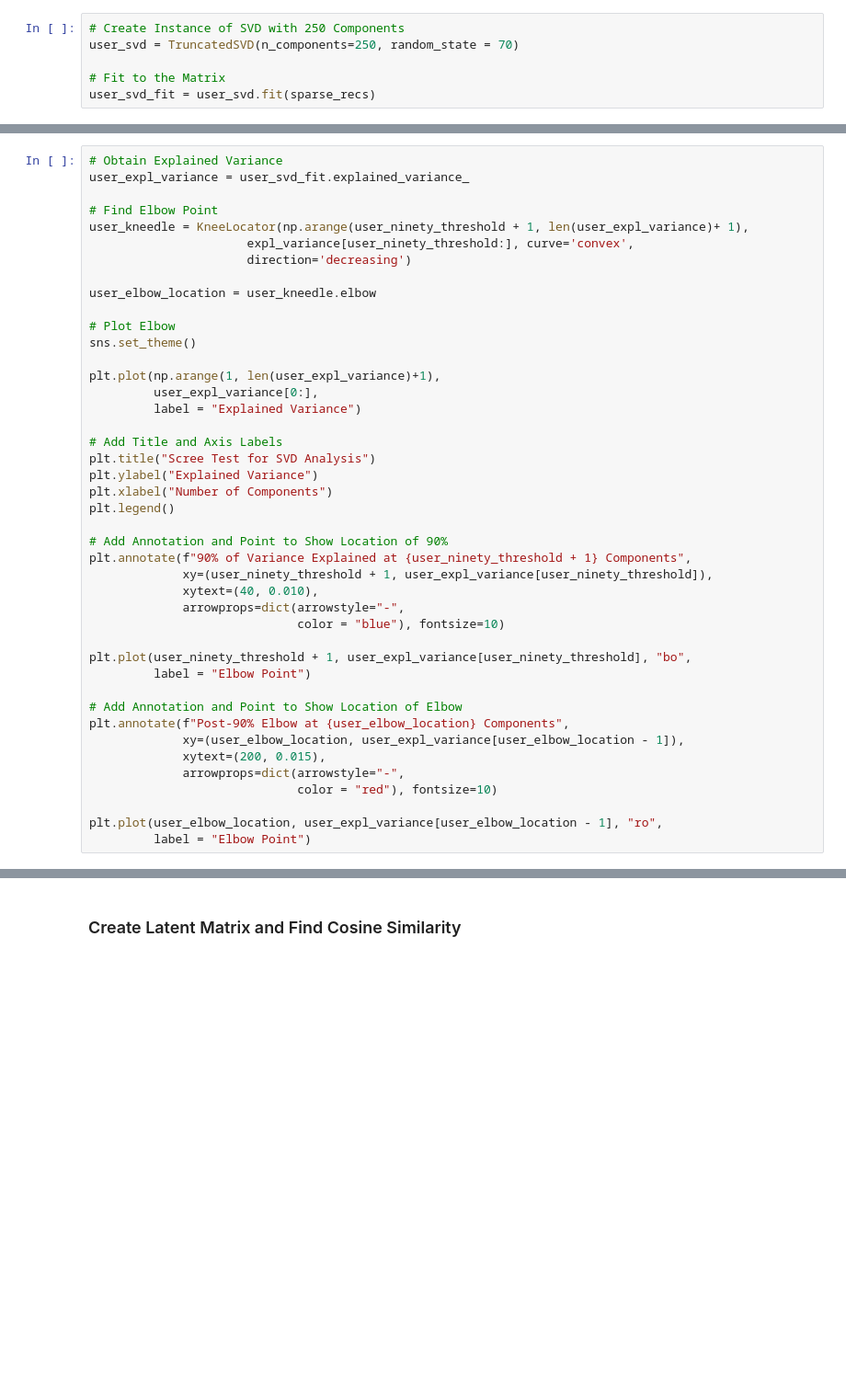
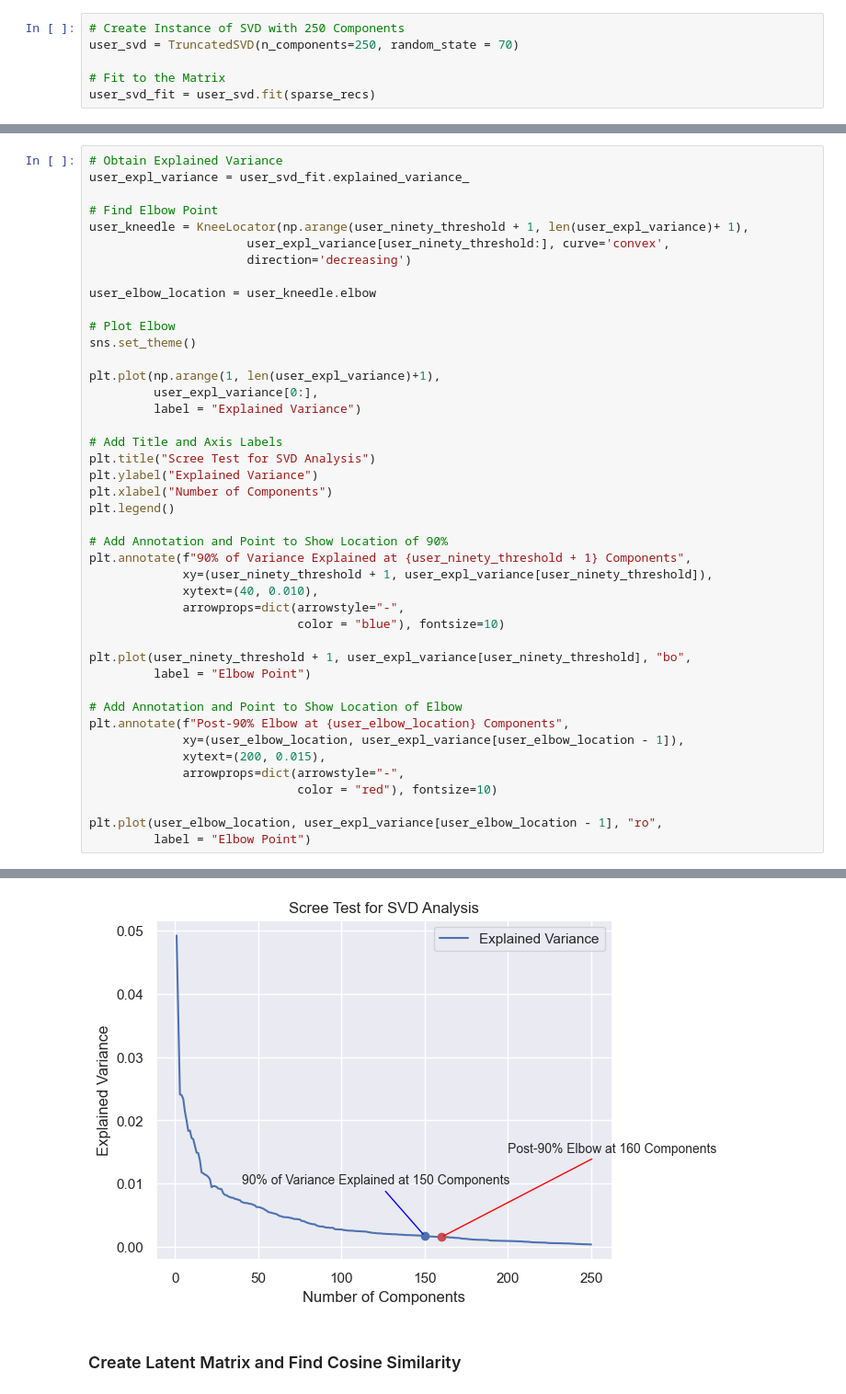
Before and after one commit to JohannesRahn/MachineLearningGroupProject, a Jupyter notebook: b_recommender_system.ipynb, the cells around one changed output, grey strips where cells are left out. Shown at 92% size. Cells and saved outputs as stored; diff of their text form; blank space fills up the shorter version.

```diff
--- a/b_recommender_system.ipynb
+++ b/b_recommender_system.ipynb
@@ -405,7 +409,7 @@ user_expl_variance = user_svd_fit.explained_variance_
 
 # Find Elbow Point
 user_kneedle = KneeLocator(np.arange(user_ninety_threshold + 1, len(user_expl_variance)+ 1),
-                      expl_variance[user_ninety_threshold:], curve='convex',
+                      user_expl_variance[user_ninety_threshold:], curve='convex',
                       direction='decreasing')
 
 user_elbow_location = user_kneedle.elbow
@@ -442,3 +446,4 @@ plt.annotate(f"Post-90% Elbow at {user_elbow_location} Components",
 
 plt.plot(user_elbow_location, user_expl_variance[user_elbow_location - 1], "ro",
          label = "Elbow Point")
+# %% [output]
@@ -445,2 +451,3 @@ plt.plot(user_elbow_location, user_expl_variance[user_elbow_location - 1], "ro",
+[figure, added]
 # %% [markdown]
 ### Create Latent Matrix and Find Cosine Similarity
```
Also changed, not shown: parts of 6 cells of this notebook.
